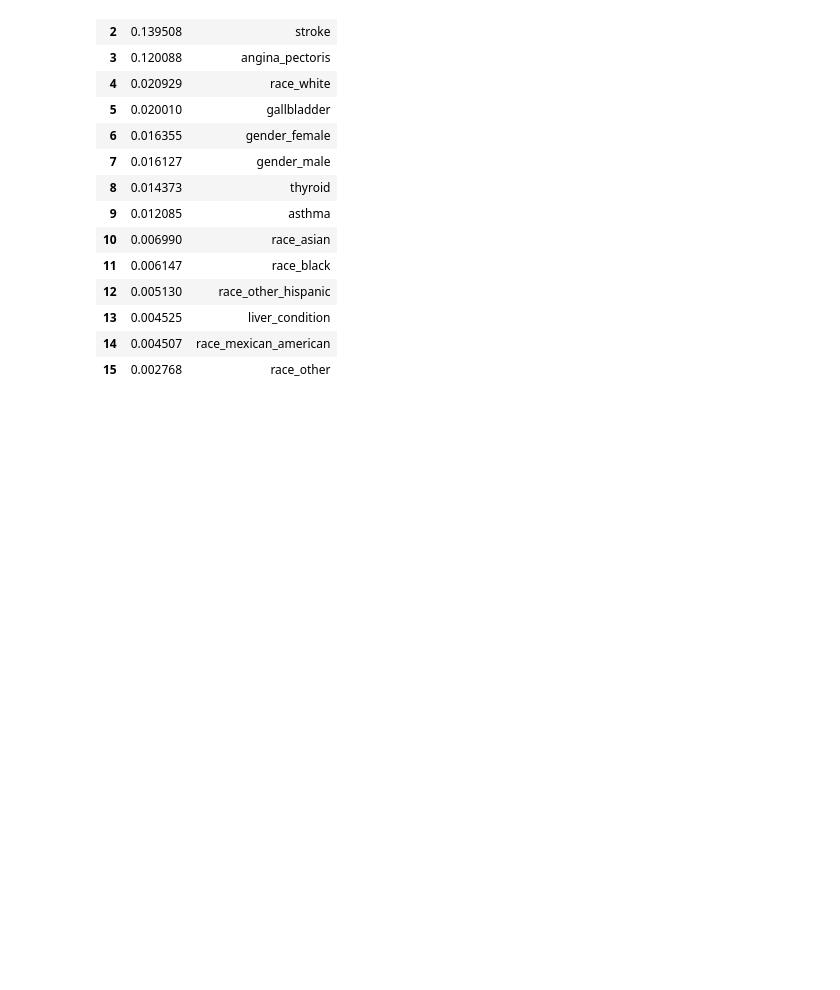
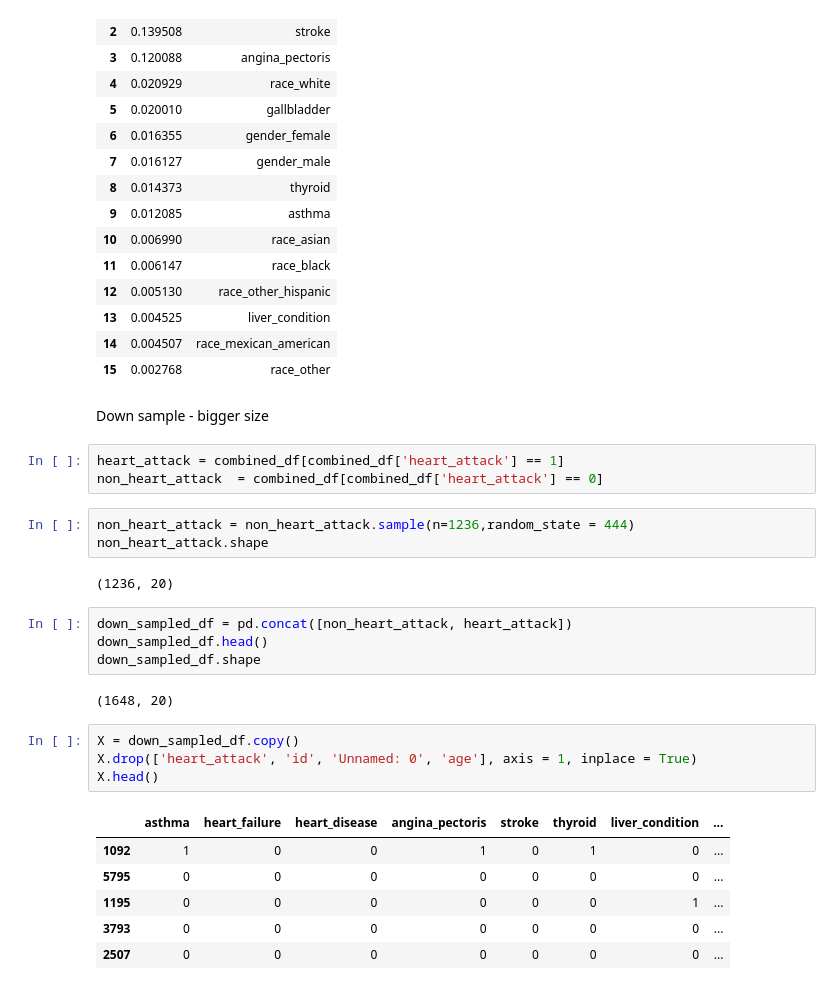
Before and after one commit to equitymarkets/HeartAttackPrediction, a Jupyter notebook: hyper_parameter_tuning.ipynb, the cells around one changed output. Saved outputs shown, nothing was run; the diff lists cells and outputs as text; blank space fills up the shorter version.

Commit message:
did it with bigger sub sample

```diff
--- a/hyper_parameter_tuning.ipynb
+++ b/hyper_parameter_tuning.ipynb
@@ -761,3 +761,30 @@ importances_df
 | 13 | 0.004525 | liver_condition |
 | 14 | 0.004507 | race_mexican_american |
 | 15 | 0.002768 | race_other |
+# %% [markdown]
+Down sample - bigger size
+# %%
+heart_attack = combined_df[combined_df['heart_attack'] == 1]
+non_heart_attack  = combined_df[combined_df['heart_attack'] == 0]
+# %%
+non_heart_attack = non_heart_attack.sample(n=1236,random_state = 444)
+non_heart_attack.shape
+# %% [output]
+(1236, 20)
+# %%
+down_sampled_df = pd.concat([non_heart_attack, heart_attack])
+down_sampled_df.head()
+down_sampled_df.shape
+# %% [output]
+(1648, 20)
+# %%
+X = down_sampled_df.copy()
+X.drop(['heart_attack', 'id', 'Unnamed: 0', 'age'], axis = 1, inplace = True)
+X.head()
+# %% [output]
+|  | asthma | heart_failure | heart_disease | angina_pectoris | stroke | thyroid | liver_condition | ... |
+| 1092 | 1 | 0 | 0 | 1 | 0 | 1 | 0 | ... |
+| 5795 | 0 | 0 | 0 | 0 | 0 | 0 | 0 | ... |
+| 1195 | 0 | 0 | 0 | 0 | 0 | 0 | 1 | ... |
+| 3793 | 0 | 0 | 0 | 0 | 0 | 0 | 0 | ... |
+| 2507 | 0 | 0 | 0 | 0 | 0 | 0 | 0 | ... |
```
Also changed, not shown: parts of 13 cells of this notebook.
